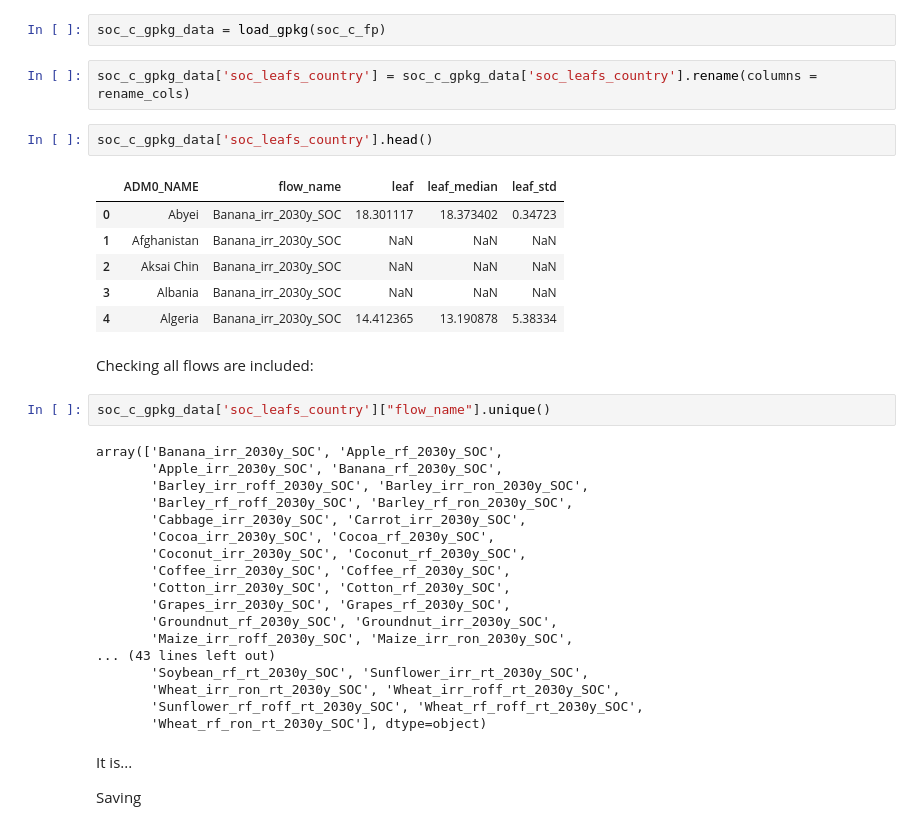
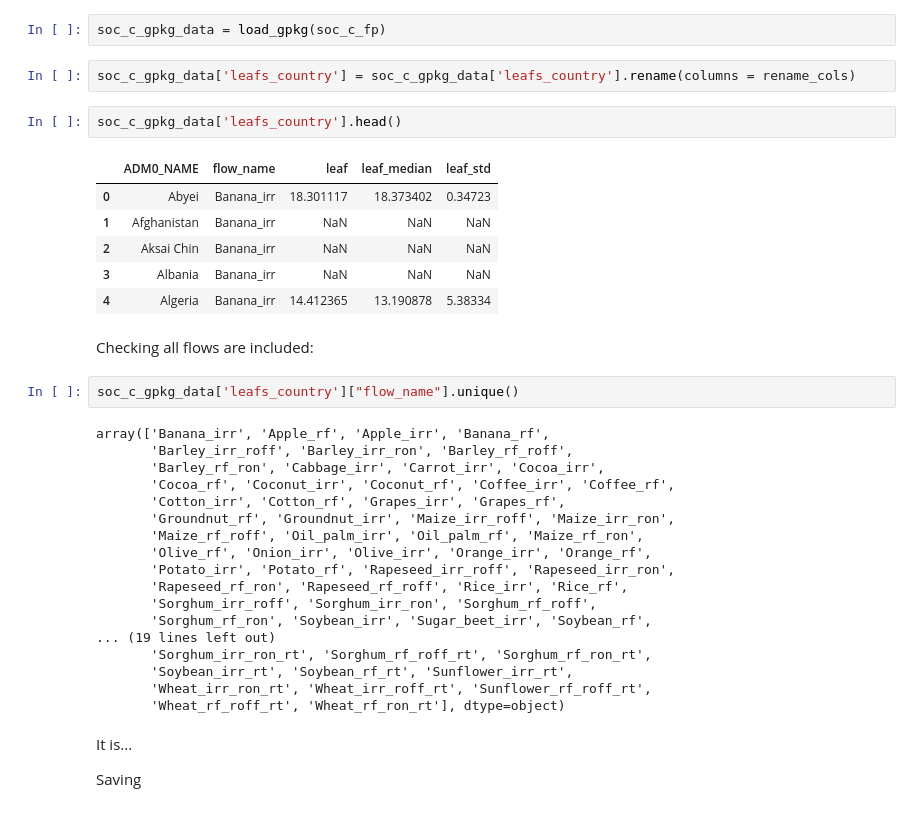
Before and after one commit to cloyolaangosto/SBTN_Land_LEAFs, a Jupyter notebook: LEAFs/Name_Cleaning.ipynb, the cells around one changed output. Cells and saved outputs as stored; diff of their text form.

```diff
--- a/LEAFs/Name_Cleaning.ipynb
+++ b/LEAFs/Name_Cleaning.ipynb
@@ -769,38 +860,38 @@ soc_leafs_country: TABLE, shape=(30360, 5), columns=['ADM0_NAME', 'flow_name', '
 # %%
 soc_c_gpkg_data = load_gpkg(soc_c_fp)
 # %%
-soc_c_gpkg_data['soc_leafs_country'] = soc_c_gpkg_data['soc_leafs_country'].rename(columns = rename_cols)
+soc_c_gpkg_data['leafs_country'] = soc_c_gpkg_data['leafs_country'].rename(columns = rename_cols)
 # %%
-soc_c_gpkg_data['soc_leafs_country'].head()
+soc_c_gpkg_data['leafs_country'].head()
 # %% [output]
 |  | ADM0_NAME | flow_name | leaf | leaf_median | leaf_std |
-| 0 | Abyei | Banana_irr_2030y_SOC | 18.301117 | 18.373402 | 0.34723 |
-| 1 | Afghanistan | Banana_irr_2030y_SOC | NaN | NaN | NaN |
-| 2 | Aksai Chin | Banana_irr_2030y_SOC | NaN | NaN | NaN |
-| 3 | Albania | Banana_irr_2030y_SOC | NaN | NaN | NaN |
-| 4 | Algeria | Banana_irr_2030y_SOC | 14.412365 | 13.190878 | 5.38334 |
+| 0 | Abyei | Banana_irr | 18.301117 | 18.373402 | 0.34723 |
+| 1 | Afghanistan | Banana_irr | NaN | NaN | NaN |
+| 2 | Aksai Chin | Banana_irr | NaN | NaN | NaN |
+| 3 | Albania | Banana_irr | NaN | NaN | NaN |
+| 4 | Algeria | Banana_irr | 14.412365 | 13.190878 | 5.38334 |
 # %% [markdown]
 Checking all flows are included:
 # %%
-soc_c_gpkg_data['soc_leafs_country']["flow_name"].unique()
+soc_c_gpkg_data['leafs_country']["flow_name"].unique()
 # %% [output]
-array(['Banana_irr_2030y_SOC', 'Apple_rf_2030y_SOC',
-       'Apple_irr_2030y_SOC', 'Banana_rf_2030y_SOC',
-       'Barley_irr_roff_2030y_SOC', 'Barley_irr_ron_2030y_SOC',
-       'Barley_rf_roff_2030y_SOC', 'Barley_rf_ron_2030y_SOC',
-       'Cabbage_irr_2030y_SOC', 'Carrot_irr_2030y_SOC',
-       'Cocoa_irr_2030y_SOC', 'Cocoa_rf_2030y_SOC',
-       'Coconut_irr_2030y_SOC', 'Coconut_rf_2030y_SOC',
-       'Coffee_irr_2030y_SOC', 'Coffee_rf_2030y_SOC',
-       'Cotton_irr_2030y_SOC', 'Cotton_rf_2030y_SOC',
-       'Grapes_irr_2030y_SOC', 'Grapes_rf_2030y_SOC',
-       'Groundnut_rf_2030y_SOC', 'Groundnut_irr_2030y_SOC',
-       'Maize_irr_roff_2030y_SOC', 'Maize_irr_ron_2030y_SOC',
-... (43 lines left out)
-       'Soybean_rf_rt_2030y_SOC', 'Sunflower_irr_rt_2030y_SOC',
-       'Wheat_irr_ron_rt_2030y_SOC', 'Wheat_irr_roff_rt_2030y_SOC',
-       'Sunflower_rf_roff_rt_2030y_SOC', 'Wheat_rf_roff_rt_2030y_SOC',
-       'Wheat_rf_ron_rt_2030y_SOC'], dtype=object)
+array(['Banana_irr', 'Apple_rf', 'Apple_irr', 'Banana_rf',
+       'Barley_irr_roff', 'Barley_irr_ron', 'Barley_rf_roff',
+       'Barley_rf_ron', 'Cabbage_irr', 'Carrot_irr', 'Cocoa_irr',
+       'Cocoa_rf', 'Coconut_irr', 'Coconut_rf', 'Coffee_irr', 'Coffee_rf',
+       'Cotton_irr', 'Cotton_rf', 'Grapes_irr', 'Grapes_rf',
+       'Groundnut_rf', 'Groundnut_irr', 'Maize_irr_roff', 'Maize_irr_ron',
+       'Maize_rf_roff', 'Oil_palm_irr', 'Oil_palm_rf', 'Maize_rf_ron',
+       'Olive_rf', 'Onion_irr', 'Olive_irr', 'Orange_irr', 'Orange_rf',
+       'Potato_irr', 'Potato_rf', 'Rapeseed_irr_roff', 'Rapeseed_irr_ron',
+       'Rapeseed_rf_ron', 'Rapeseed_rf_roff', 'Rice_irr', 'Rice_rf',
+       'Sorghum_irr_roff', 'Sorghum_irr_ron', 'Sorghum_rf_roff',
+       'Sorghum_rf_ron', 'Soybean_irr', 'Sugar_beet_irr', 'Soybean_rf',
+... (19 lines left out)
+       'Sorghum_irr_ron_rt', 'Sorghum_rf_roff_rt', 'Sorghum_rf_ron_rt',
+       'Soybean_irr_rt', 'Soybean_rf_rt', 'Sunflower_irr_rt',
+       'Wheat_irr_ron_rt', 'Wheat_irr_roff_rt', 'Sunflower_rf_roff_rt',
+       'Wheat_rf_roff_rt', 'Wheat_rf_ron_rt'], dtype=object)
 # %% [markdown]
 It is...
 
```
Also changed, not shown: parts of 118 cells of this notebook, 13 other files.
